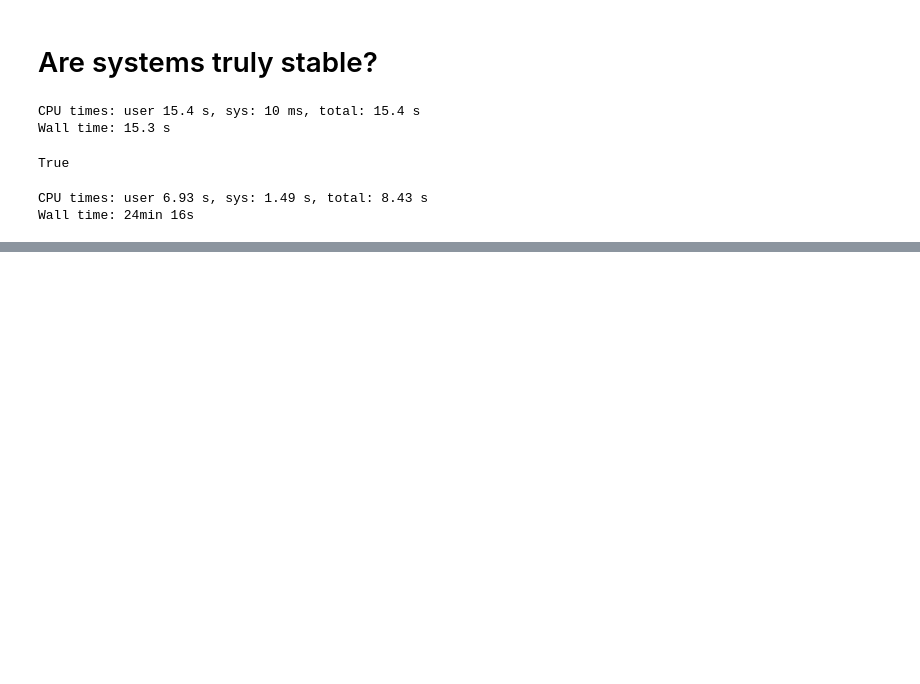
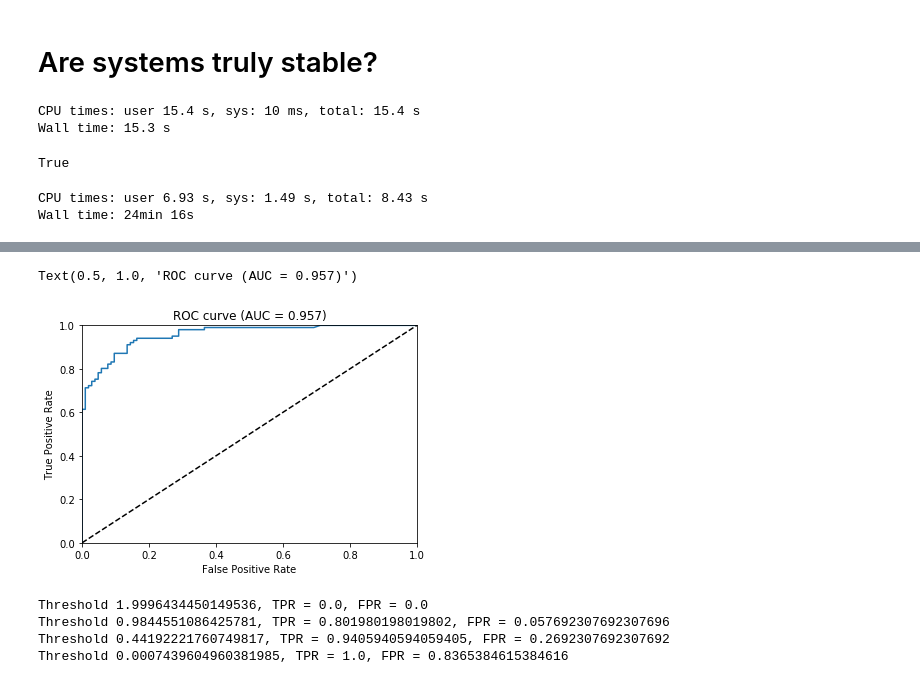
Before and after one commit to christiangil/Optimization-Tutorial, a Jupyter notebook: Tutorial.ipynb, the cells around one changed output, grey strips where cells are left out. Drawn from its saved outputs; the diff is of its cells as text; code cells hidden in the pictures; blank space fills up the shorter version.

```diff
--- a/Tutorial.ipynb
+++ b/Tutorial.ipynb
@@ -280,0 +474,26 @@ for i in range(0,len(tpr), 15):
+# %%
+#model, features, featurefolder = dill.load(open(modelpath+filename+'.pkl', "rb"))
+#testingdatafolder = datapath+testing_dataset+'/'+featurefolder
+#roc_auc, fpr, tpr, ROCthresholds = ROC_curve(testingdatafolder, model, features, filtertimes=True)
+
+roc_auc, fpr, tpr, ROCthresholds = ROC_curve(trainingdatafolder, model, features)
+
+fig, ax = plt.subplots()
+ax.plot(fpr, tpr)
+ax.plot([0, 1], [0, 1], 'k--')
+ax.set_xlim([0.0, 1.0])
+ax.set_ylim([0.0, 1.0])
+ax.set_xlabel('False Positive Rate')
+ax.set_ylabel('True Positive Rate')
+ax.set_title('ROC curve (AUC = {0:.3f})'.format(roc_auc))
+# %% [output]
+Text(0.5, 1.0, 'ROC curve (AUC = 0.957)')
+[figure, added]
+# %%
+for i in range(0,len(tpr), 15):
+    print("Threshold {0}, TPR = {1}, FPR = {2}".format(ROCthresholds[i], tpr[i], fpr[i]))
+# %% [output]
+Threshold 1.9996434450149536, TPR = 0.0, FPR = 0.0
+Threshold 0.9844551086425781, TPR = 0.801980198019802, FPR = 0.057692307692307696
+Threshold 0.44192221760749817, TPR = 0.9405940594059405, FPR = 0.2692307692307692
+Threshold 0.0007439604960381985, TPR = 1.0, FPR = 0.8365384615384616
```
Also changed, not shown: parts of 37 cells of this notebook, 14 other files.
